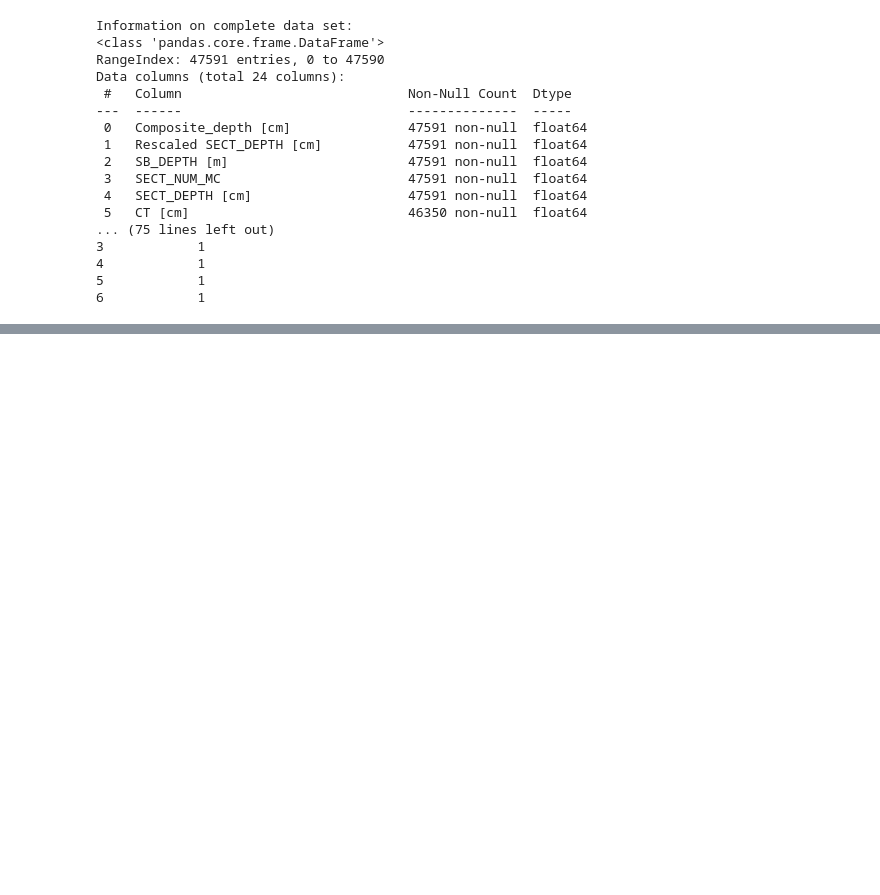
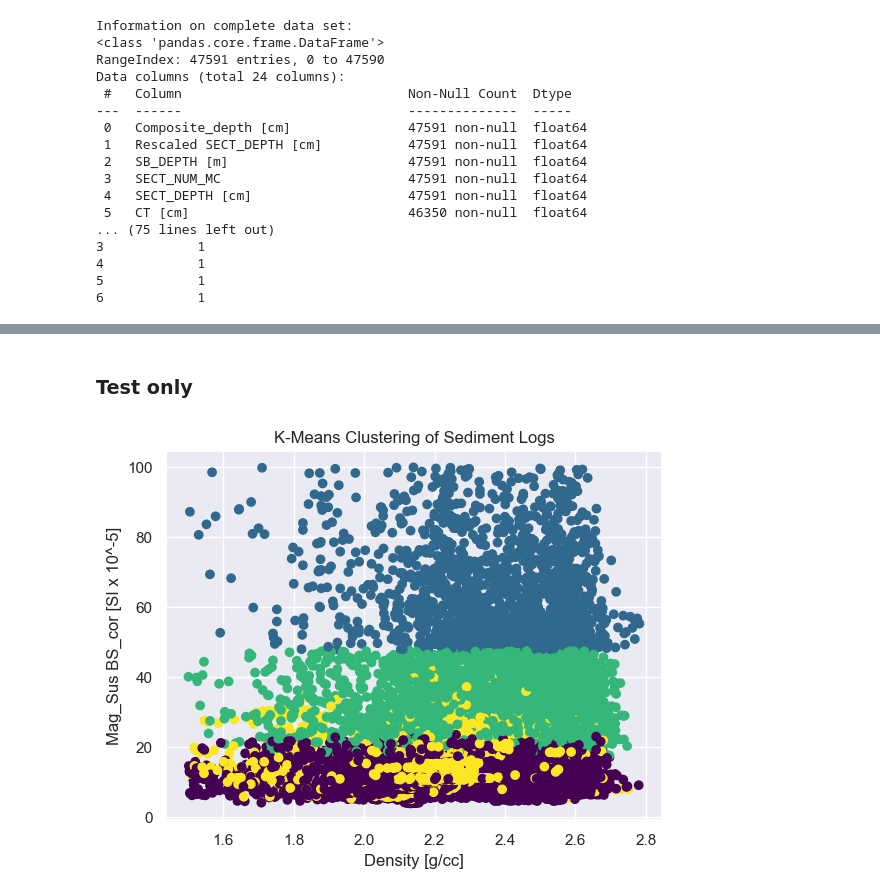
Before and after one commit to pbecerrav/ADS_course, a Jupyter notebook: Module3/M3project/M3_project.ipynb, the cells around one changed output, grey strips where cells are left out. Drawn from its saved outputs; the diff is of its cells as text; code cells hidden in the pictures; blank space fills up the shorter version.

Commit message:
Module3 project minor tests

```diff
--- a/Module3/M3project/M3_project.ipynb
+++ b/Module3/M3project/M3_project.ipynb
@@ -255,0 +364,22 @@ Data columns (total 24 columns):
+# %% [markdown]
+### Test only
+# %%
+from sklearn.cluster import KMeans
+
+# Assuming df_normalized is your DataFrame with standardized numerical columns
+
+# Choose the number of clusters (you may need to experiment with this)
+num_clusters = 4
+
+# Fit KMeans model
+kmeans = KMeans(n_clusters=num_clusters, random_state=42)
+df_reduced_clean_scatter['cluster_label'] = kmeans.fit_predict(df_reduced_clean_scatter[['Dens [g/cc]', 'Mag_Sus BS_cor [SI x 10^-5]', 'Nat_Gamma [cps]']])
+
+# Visualization
+plt.scatter(df_reduced_clean_scatter['Dens [g/cc]'], df_reduced_clean_scatter['Mag_Sus BS_cor [SI x 10^-5]'], c=df_reduced_clean_scatter['cluster_label'], cmap='viridis')
+plt.xlabel('Density [g/cc]')
+plt.ylabel('Mag_Sus BS_cor [SI x 10^-5]')
+plt.title('K-Means Clustering of Sediment Logs')
+plt.show()
+# %% [output]
+[figure, added]
```
Also changed, not shown: parts of 4 cells of this notebook.
